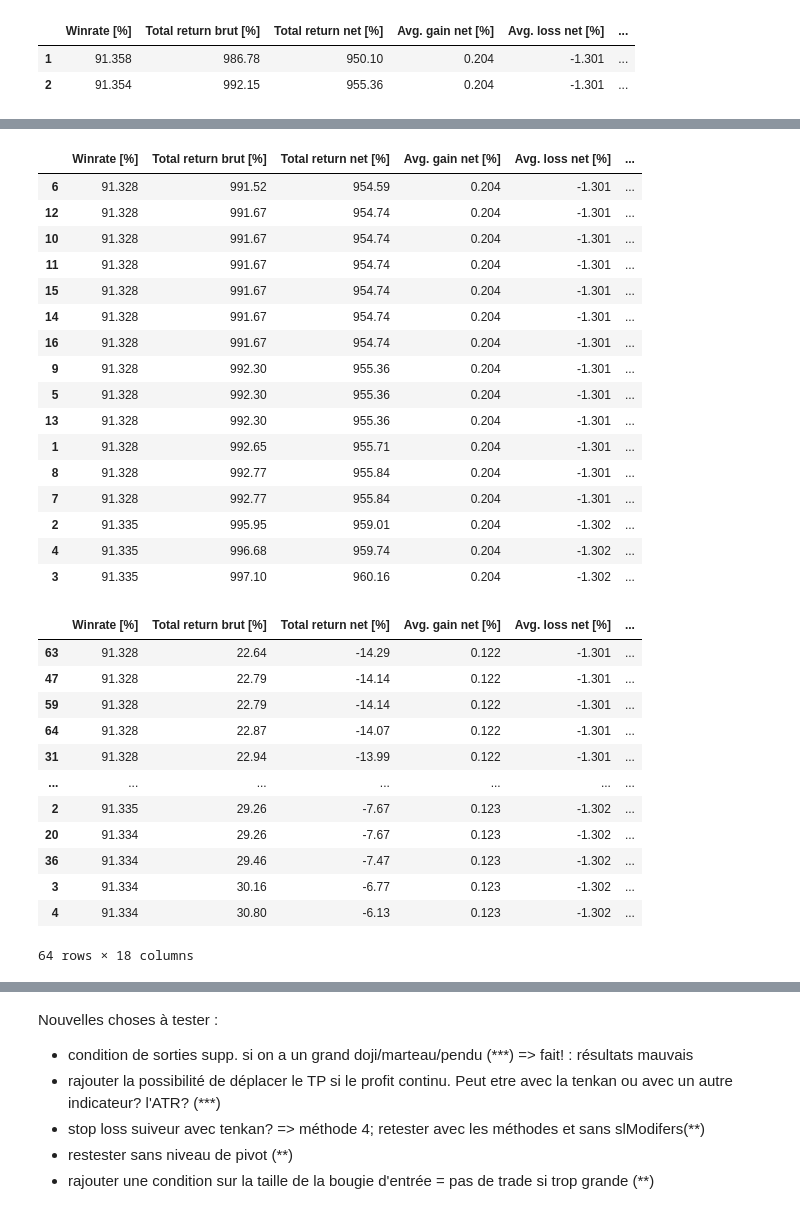
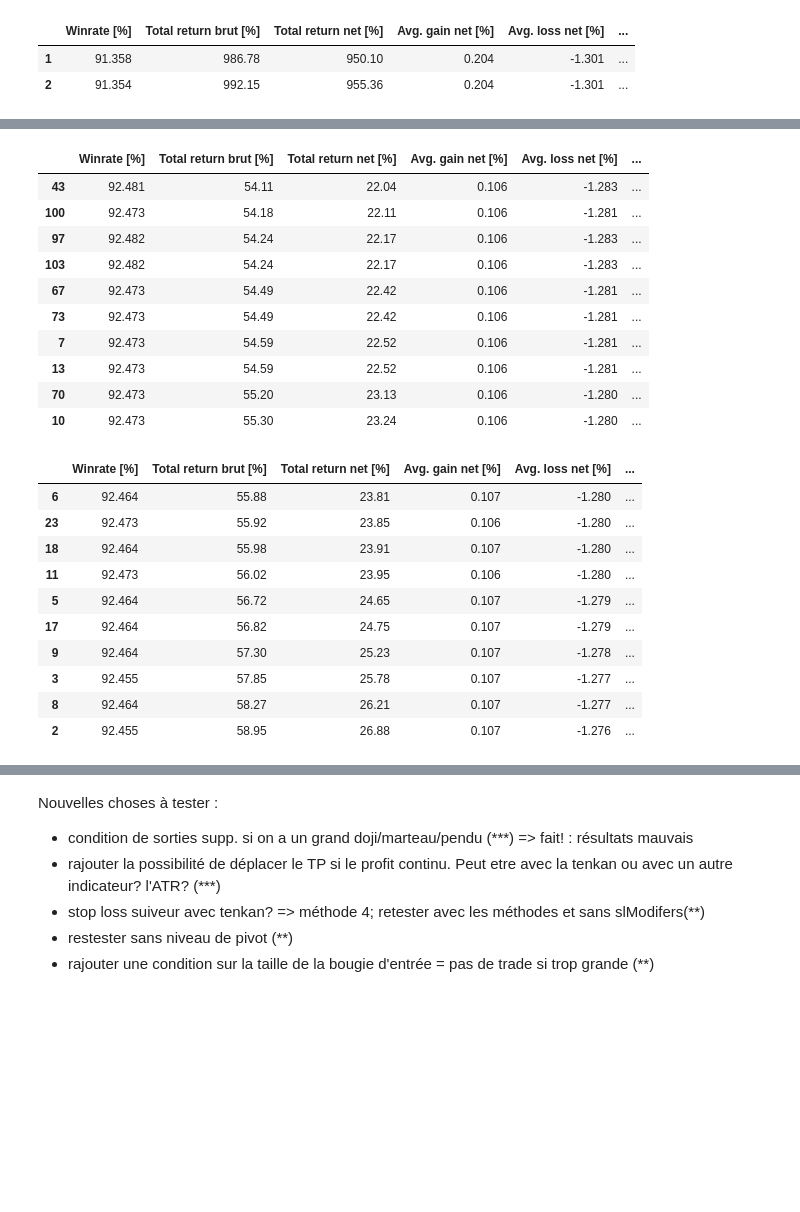
Before and after one commit to tessanix/Backtest_Trading, a Jupyter notebook: strategies_backtest.ipynb, the cells around one changed output, grey strips where cells are left out. Cells and saved outputs as stored; diff of their text form; code cells hidden in the pictures; blank space fills up the shorter version.

```diff
--- a/strategies_backtest.ipynb
+++ b/strategies_backtest.ipynb
@@ -131,50 +216,40 @@ tradeDatasFormated
+# %%
+from processing_functions import return_trade_datas_dataframe
+
+filename = 'size=1_timeframe=[[1, 5, 15], [1, 5], [1]]_slInTicks=[[50, 70]]_tpInTicks=[[25, 70]]_newMethod'
+filepath = f"ES/2023-03-24_12-00_2025-02-10_10-00/{filename}.pkl"
+
+tradeDatasFormated = return_trade_datas_dataframe(filepath, sort_option=2) #start_date="2025-01-01 00:00:00", end_date="2025-02-14 12:00:00")
+tradeDatasFormated.iloc[-10:]
+# %% [output]
+|  | Winrate [%] | Total return brut [%] | Total return net [%] | Avg. gain net [%] | Avg. loss net [%] | ... |
+| 43 | 92.481 | 54.11 | 22.04 | 0.106 | -1.283 | ... |
+| 100 | 92.473 | 54.18 | 22.11 | 0.106 | -1.281 | ... |
+| 97 | 92.482 | 54.24 | 22.17 | 0.106 | -1.283 | ... |
+| 103 | 92.482 | 54.24 | 22.17 | 0.106 | -1.283 | ... |
+| 67 | 92.473 | 54.49 | 22.42 | 0.106 | -1.281 | ... |
+| 73 | 92.473 | 54.49 | 22.42 | 0.106 | -1.281 | ... |
+| 7 | 92.473 | 54.59 | 22.52 | 0.106 | -1.281 | ... |
+| 13 | 92.473 | 54.59 | 22.52 | 0.106 | -1.281 | ... |
+| 70 | 92.473 | 55.20 | 23.13 | 0.106 | -1.280 | ... |
+| 10 | 92.473 | 55.30 | 23.24 | 0.106 | -1.280 | ... |
 # %%
 from processing_functions import return_trade_datas_dataframe
 
-filename = "size=1_timeframe=[[1]]_slInTicks=[[50, 70]]_tpInTicks=[[25, 70]]_KijunExitMethod=[1]_slModifiers=[[[0.5, 0.12], [0.7, 0.2]]]_withATRforTP"
-
-filepath = f"ES/[2023-03-24 12-00]_[2025-02-14 12-00]/{filename}.pkl"
+filename = 'size=1_timeframe=[[1, 5, 15]]_slInTicks=[[50, 70]]_tpInTicks=[[25, 70]]_newMethod'
+filepath = f"ES/2023-03-24_12-00_2025-02-10_10-00/{filename}.pkl"
 
 tradeDatasFormated = return_trade_datas_dataframe(filepath, sort_option=2) #start_date="2025-01-01 00:00:00", end_date="2025-02-14 12:00:00")
-tradeDatasFormated[tradeDatasFormated["atrRatioForTp"]==0]
+tradeDatasFormated.iloc[-10:]
 # %% [output]
 |  | Winrate [%] | Total return brut [%] | Total return net [%] | Avg. gain net [%] | Avg. loss net [%] | ... |
-| 6 | 91.328 | 991.52 | 954.59 | 0.204 | -1.301 | ... |
-| 12 | 91.328 | 991.67 | 954.74 | 0.204 | -1.301 | ... |
-| 10 | 91.328 | 991.67 | 954.74 | 0.204 | -1.301 | ... |
-| 11 | 91.328 | 991.67 | 954.74 | 0.204 | -1.301 | ... |
-| 15 | 91.328 | 991.67 | 954.74 | 0.204 | -1.301 | ... |
-| 14 | 91.328 | 991.67 | 954.74 | 0.204 | -1.301 | ... |
-| 16 | 91.328 | 991.67 | 954.74 | 0.204 | -1.301 | ... |
-| 9 | 91.328 | 992.30 | 955.36 | 0.204 | -1.301 | ... |
-| 5 | 91.328 | 992.30 | 955.36 | 0.204 | -1.301 | ... |
-| 13 | 91.328 | 992.30 | 955.36 | 0.204 | -1.301 | ... |
-| 1 | 91.328 | 992.65 | 955.71 | 0.204 | -1.301 | ... |
-| 8 | 91.328 | 992.77 | 955.84 | 0.204 | -1.301 | ... |
-| 7 | 91.328 | 992.77 | 955.84 | 0.204 | -1.301 | ... |
-| 2 | 91.335 | 995.95 | 959.01 | 0.204 | -1.302 | ... |
-| 4 | 91.335 | 996.68 | 959.74 | 0.204 | -1.302 | ... |
-| 3 | 91.335 | 997.10 | 960.16 | 0.204 | -1.302 | ... |
+| 6 | 92.464 | 55.88 | 23.81 | 0.107 | -1.280 | ... |
+| 23 | 92.473 | 55.92 | 23.85 | 0.106 | -1.280 | ... |
+| 18 | 92.464 | 55.98 | 23.91 | 0.107 | -1.280 | ... |
+| 11 | 92.473 | 56.02 | 23.95 | 0.106 | -1.280 | ... |
+| 5 | 92.464 | 56.72 | 24.65 | 0.107 | -1.279 | ... |
+| 17 | 92.464 | 56.82 | 24.75 | 0.107 | -1.279 | ... |
+| 9 | 92.464 | 57.30 | 25.23 | 0.107 | -1.278 | ... |
+| 3 | 92.455 | 57.85 | 25.78 | 0.107 | -1.277 | ... |
+| 8 | 92.464 | 58.27 | 26.21 | 0.107 | -1.277 | ... |
+| 2 | 92.455 | 58.95 | 26.88 | 0.107 | -1.276 | ... |
-# %%
-from processing_functions import return_trade_datas_dataframe
-
-filename = "size=1_timeframe=[[1]]_slInTicks=[[50, 70]]_tpInTicks=[[25, 70]]_KijunExitMethod=[1]_slModifiers=[[[0.5, 0.12], [0.7, 0.2]]]_withATRforTP2"
-
-filepath = f"ES/[2023-03-24 12-00]_[2025-02-14 12-00]/{filename}.pkl"
-
-tradeDatasFormated = return_trade_datas_dataframe(filepath, sort_option=2) #start_date="2025-01-01 00:00:00", end_date="2025-02-14 12:00:00")
-tradeDatasFormated
-# %% [output]
-|  | Winrate [%] | Total return brut [%] | Total return net [%] | Avg. gain net [%] | Avg. loss net [%] | ... |
-| 63 | 91.328 | 22.64 | -14.29 | 0.122 | -1.301 | ... |
-| 47 | 91.328 | 22.79 | -14.14 | 0.122 | -1.301 | ... |
-| 59 | 91.328 | 22.79 | -14.14 | 0.122 | -1.301 | ... |
-| 64 | 91.328 | 22.87 | -14.07 | 0.122 | -1.301 | ... |
-| 31 | 91.328 | 22.94 | -13.99 | 0.122 | -1.301 | ... |
-| ... | ... | ... | ... | ... | ... | ... |
-| 2 | 91.335 | 29.26 | -7.67 | 0.123 | -1.302 | ... |
-| 20 | 91.334 | 29.26 | -7.67 | 0.123 | -1.302 | ... |
-| 36 | 91.334 | 29.46 | -7.47 | 0.123 | -1.302 | ... |
-| 3 | 91.334 | 30.16 | -6.77 | 0.123 | -1.302 | ... |
-| 4 | 91.334 | 30.80 | -6.13 | 0.123 | -1.302 | ... |
-64 rows × 18 columns
```
Also changed, not shown: parts of 13 cells of this notebook, 10 other files.
